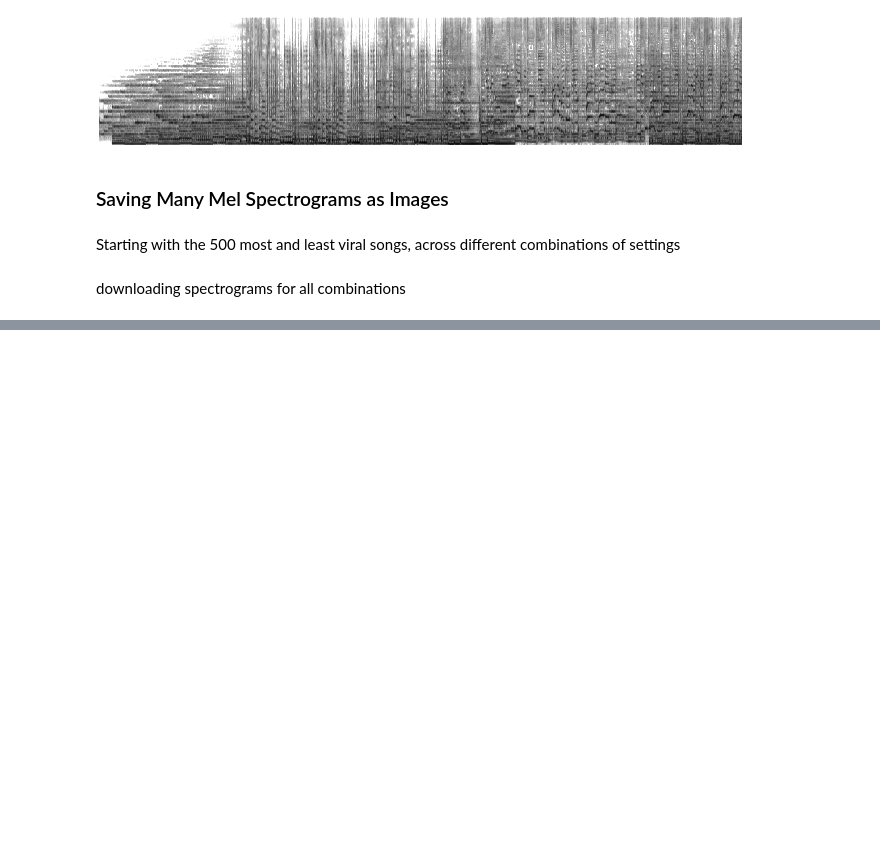
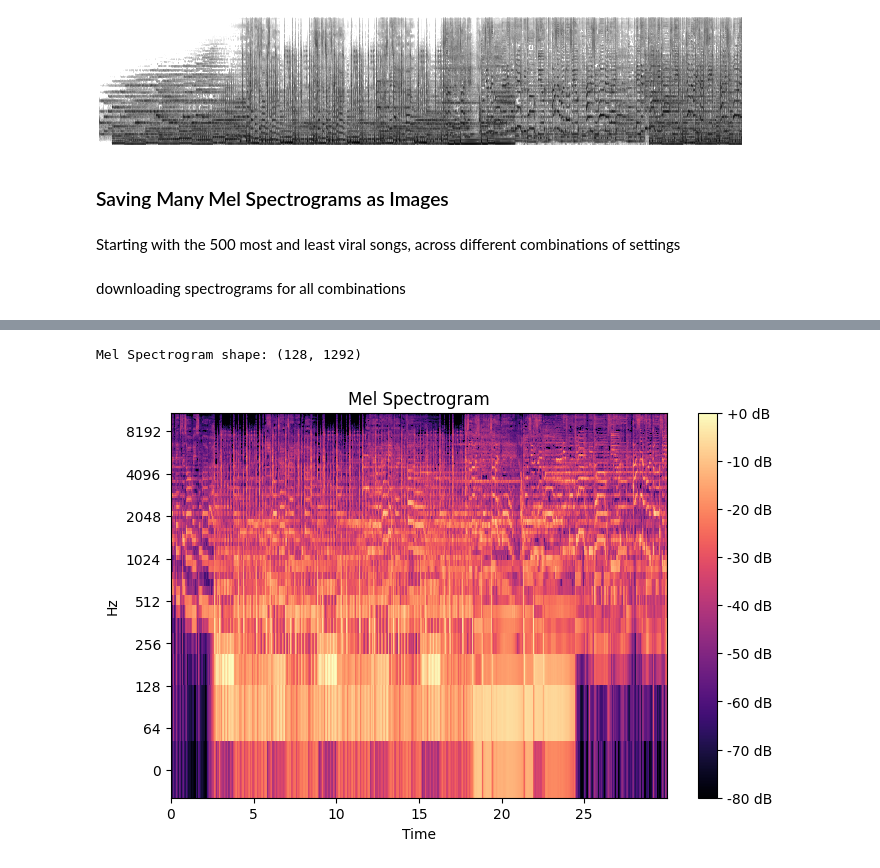
Before and after one commit to omersideman/ai-project, a Jupyter notebook: notebooks/data_processing_cnn.ipynb, the cells around one changed output, grey strips where cells are left out. Cells and saved outputs as stored; diff of their text form; code cells hidden in the pictures; blank space fills up the shorter version.

```diff
--- a/notebooks/data_processing_cnn.ipynb
+++ b/notebooks/data_processing_cnn.ipynb
@@ -121,0 +119,5 @@ for res in ["low", "high"]:
+# %%
+plot_spectrogram(y, sr)
+# %% [output]
+Mel Spectrogram shape: (128, 1292)
+[figure, added]
```
Also changed, not shown: parts of 13 cells of this notebook, 3 other files.
